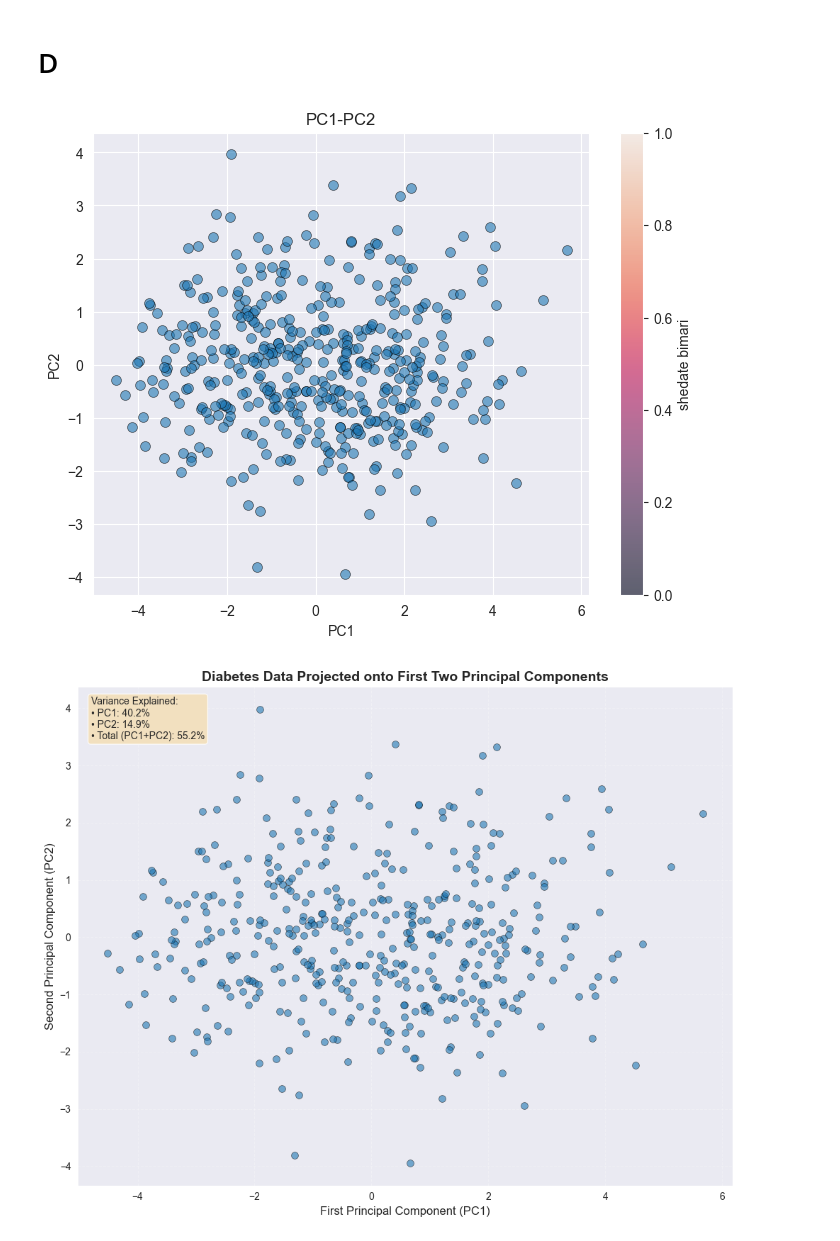
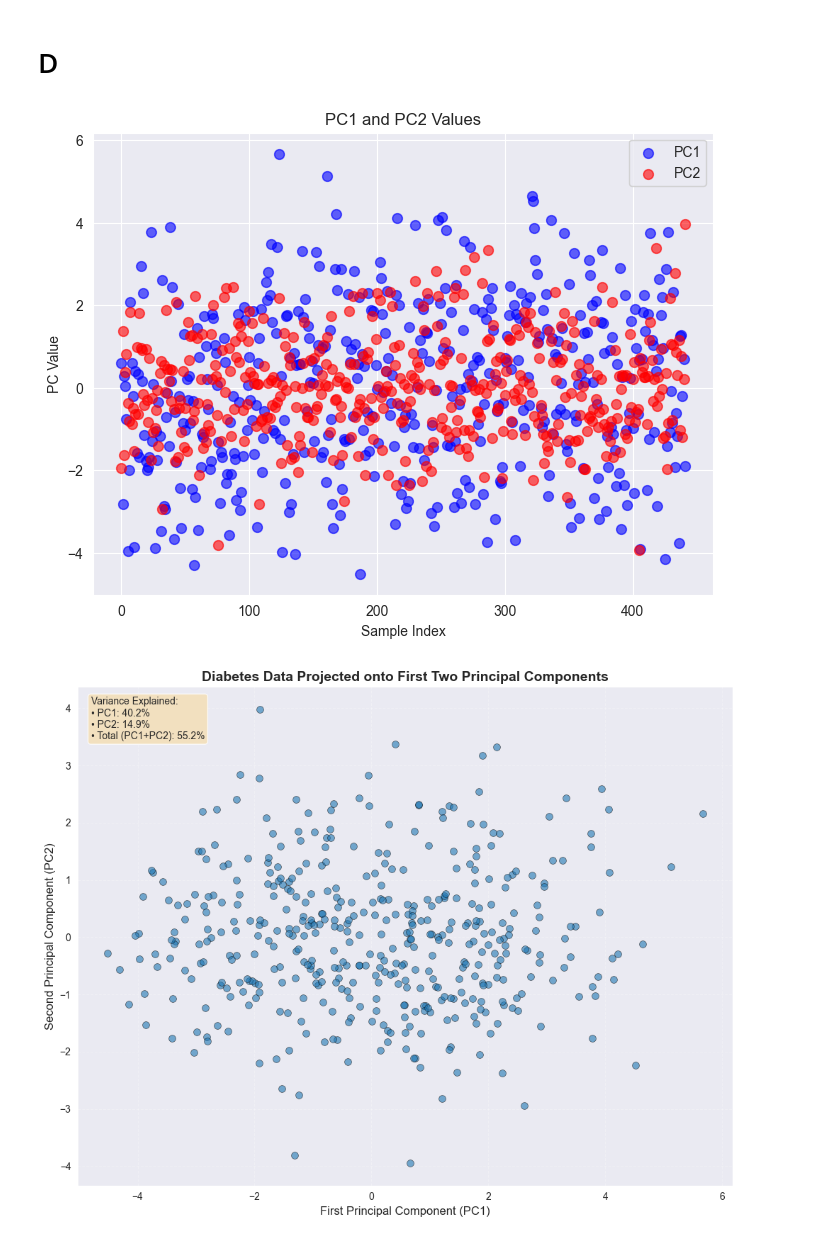
Before and after one commit to EbrahimNouri/AI_HW, a Jupyter notebook: HW6/HW6_3.ipynb, the cells around one changed output. Cells and saved outputs as stored; diff of their text form; code cells hidden in the pictures.

```diff
--- a/HW6/HW6_3.ipynb
+++ b/HW6/HW6_3.ipynb
@@ -131,15 +131,19 @@ Name: PCA3, dtype: float64
 # %% [markdown]
 # D
 # %%
-# نمایش داده در فضای PC1 و PC2 با رنگ‌بندی براساس مقدار هدف
 plt.figure(figsize=(8, 6))
-scatter = plt.scatter(X_pca[:, 0], X_pca[:, 1],
-           alpha=0.6, edgecolors='k', linewidth=0.5, s=50)
-plt.colorbar(scatter, label='shedate bimari')
-plt.xlabel('PC1')
-plt.ylabel('PC2')
-plt.title('PC1-PC2')
+
+plt.scatter(range(len(X_pca)), X_pca[:, 0],
+            c='blue', alpha=0.6, label='PC1', s=50)
+
+plt.scatter(range(len(X_pca)), X_pca[:, 1],
+            c='red', alpha=0.6, label='PC2', s=50)
+
+plt.xlabel('Sample Index')
+plt.ylabel('PC Value')
+plt.title('PC1 and PC2 Values')
+plt.legend()
 plt.grid(True)
 plt.show()
 # %% [output]
-[figure, old version]
+[figure, new version]
```
Also changed, not shown: parts of 2 cells of this notebook, 3 other files.
